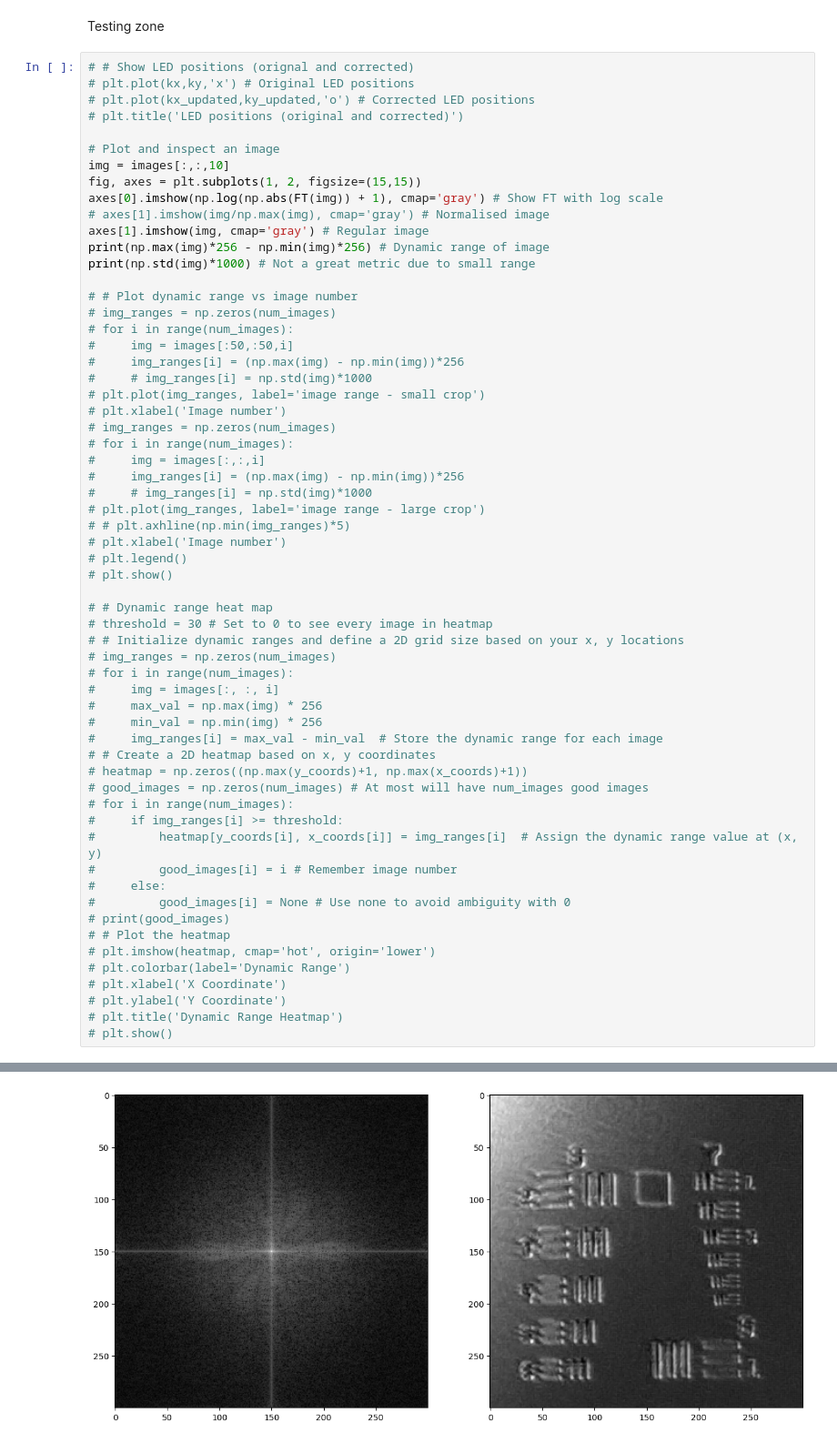
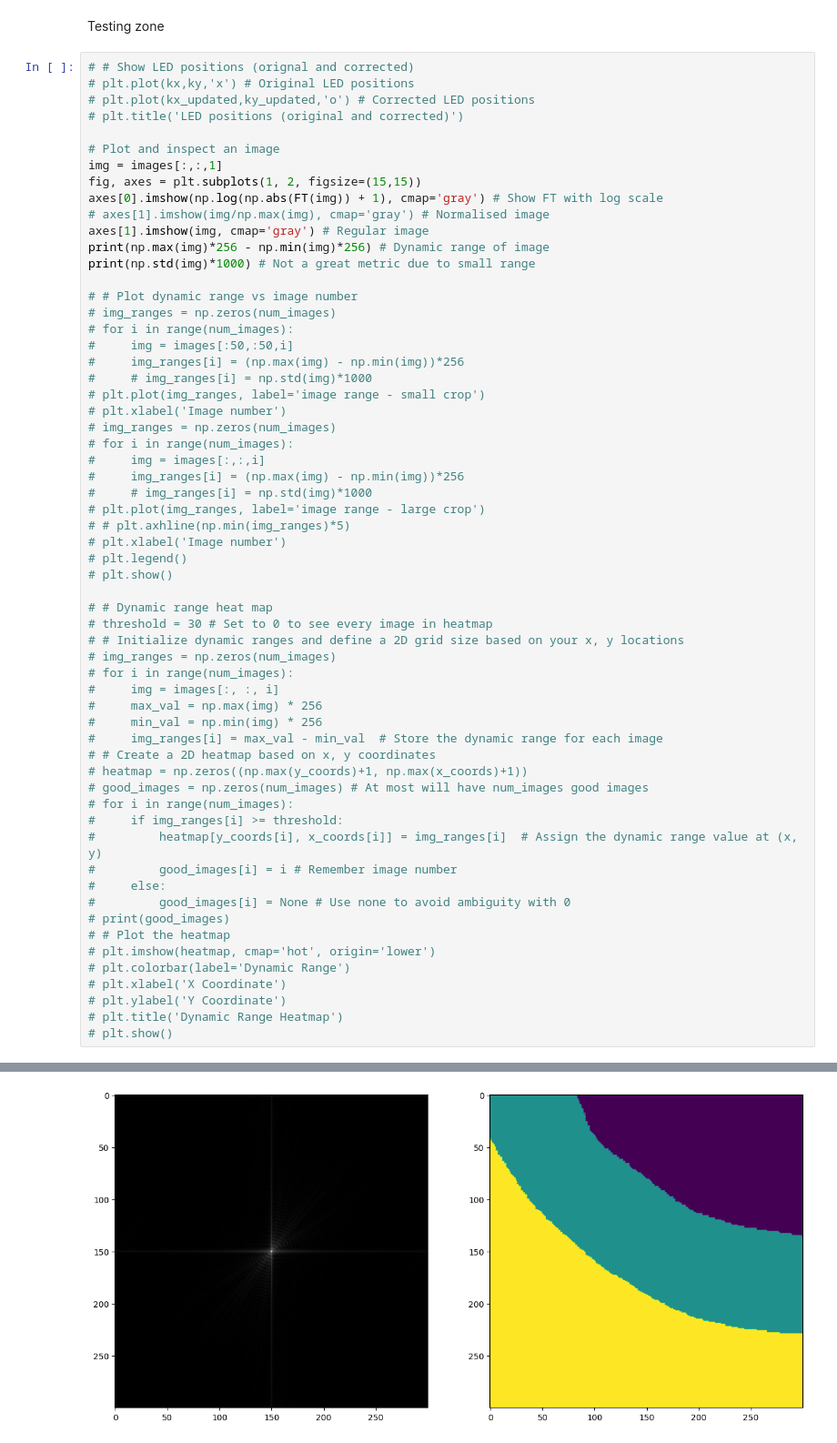
Before and after one commit to willtaylor072/Will_Taylor_FPM_4YP-main, a Jupyter notebook: reconstruction.ipynb, the cells around one changed output, grey strips where cells are left out. Shown: that part at 91% size. Cells and saved outputs as stored; diff of their text form.

```diff
--- a/reconstruction.ipynb
+++ b/reconstruction.ipynb
@@ -521,7 +521,7 @@ Testing zone
 # plt.title('LED positions (original and corrected)')
 
 # Plot and inspect an image
-img = images[:,:,10]
+img = images[:,:,1]
 fig, axes = plt.subplots(1, 2, figsize=(15,15))
 axes[0].imshow(np.log(np.abs(FT(img)) + 1), cmap='gray') # Show FT with log scale
 # axes[1].imshow(img/np.max(img), cmap='gray') # Normalised image
@@ -580 +580 @@ print(np.std(img)*1000) # Not a great metric due to small range
-[figure, old version]
+[figure, new version]
```
Also changed, not shown: parts of 1 cell of this notebook, 27 other files.
